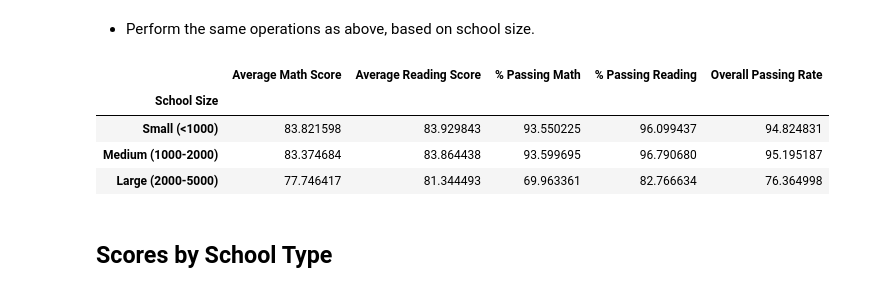
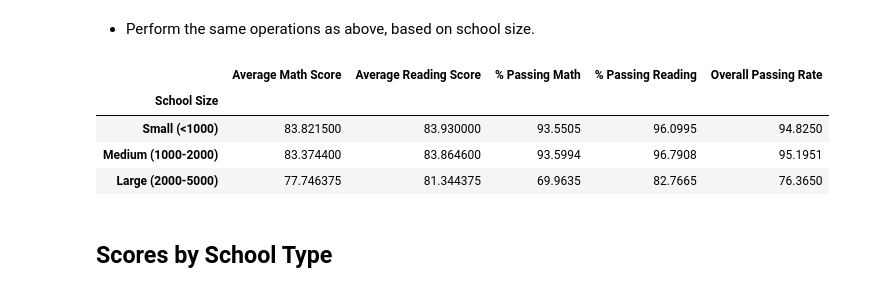
Before and after one commit to FeliciaHatchett/pandas_challenge, a Jupyter notebook: PyCitySchools/PyCitySchools_Final.ipynb, the cells around one changed output. Cells and saved outputs as stored; diff of their text form; code cells hidden in the pictures.

```diff
--- a/PyCitySchools/PyCitySchools_starter.ipynb
+++ b/PyCitySchools/PyCitySchools_Final.ipynb
@@ -85,23 +88,31 @@ district_summary
 # %% [markdown]
 ## School Summary
 # %%
-grouped_school_data=school_data_complete.groupby(["School ID"])
+#Calculate variables for District Summary (School names/types, school budget, mean math and reading per school, percentage of passing for math and reading per school, and overall average per school)
+#Get names, type, students, and budget from complete data (Could use school_data csv, but since it was aligned left, it was safer to use complete data set)
 names=(school_data_complete["school_name"].unique())
-school_type=(school_data["type"])
+school_type=school_data_complete.groupby("School ID")["type"].unique()
 school_students=(school_data_complete["size"].unique())
 school_budget=(school_data_complete["budget"].unique())
-per_student_budget=((school_data["budget"])/school_data["size"])
+school_type1=school_data["type"]
+#Use variabbles above to calculate avg per student spending
+per_student_budget=(school_budget/school_students)
 
-avg_math=round((school_data_complete.groupby("School ID")["math_score"].mean()),2)
-avg_reading=round((school_data_complete.groupby("School ID")["reading_score"].mean()),2)
+#Get math and reading averages by grouping
+avg_math=round((school_data_complete.groupby("School ID")["math_score"].mean()),3)
+avg_reading=round((school_data_complete.groupby("School ID")["reading_score"].mean()),3)
 
+#Count math and reading scores that meet passing criteria grouped by school
 math_pass= school_data_complete[school_data_complete["math_score"] >= 70].groupby("School ID")["math_score"].count()
 reading_pass= school_data_complete[school_data_complete["reading_score"] >= 70].groupby("School ID")["reading_score"].count()
 
-math_percentage=((math_pass/school_students) * 100)
-reading_percentage=((reading_pass/school_students) * 100)
+#Use variables above to calculate math and reading percentage (Round)
+math_percentage=round(((math_pass/school_students) * 100),3)
+reading_percentage=round(((reading_pass/school_students) * 100),3)
 
 overall_pass=((math_percentage + reading_percentage)/2)
 
+#Create data frame for school summary to be formatted, as well as separate copy to use later
+summary=pd.DataFrame({"School Names": names, "School Type": school_type, "Total Students": school_students, "Total Budget": school_budget, "Budget Per Student": per_student_budget, "Average Math Score": avg_math, "Average Reading Score": avg_reading, "% Passing Math": math_percentage, "% Passing Reading": reading_percentage, "Overall Passing Rate": overall_pass})
 school_summary=pd.DataFrame({"School Names": names, "School Type": school_type, "Total Students": school_students, "Total Budget": school_budget, "Budget Per Student": per_student_budget, "Average Math Score": avg_math, "Average Reading Score": avg_reading, "% Passing Math": math_percentage, "% Passing Reading": reading_percentage, "Overall Passing Rate": overall_pass})
 # %%
@@ -274,19 +296,22 @@ spending_summary
 size_bins = [0, 1000, 2000, 5000]
 group_names1 = ["Small (<1000)", "Medium (1000-2000)", "Large (2000-5000)"]
 # %%
-sizes=pd.DataFrame(school_summary)
-spending["School Size"]=pd.cut(sizes["Total Students"], bins=size_bins,labels=group_names1)
+#Repeat process to bin
+sizes=pd.DataFrame(summary)
+sizes["School Size"]=pd.cut(sizes["Total Students"], bins=size_bins,labels=group_names1)
 
 grouped_sizes=sizes.groupby("School Size")
 sizes_summary=pd.DataFrame(grouped_sizes.mean())
+
+#Use alternate method to keep only necessary columns
 sizes_summary=sizes_summary.drop(["Total Students", "Total Budget", "Budget Per Student"], axis=1)
 sizes_summary
 # %% [output]
 |  | Average Math Score | Average Reading Score | % Passing Math | % Passing Reading | Overall Passing Rate |
 | School Size |  |  |  |  |  |
-| Small (<1000) | 83.821598 | 83.929843 | 93.550225 | 96.099437 | 94.824831 |
-| Medium (1000-2000) | 83.374684 | 83.864438 | 93.599695 | 96.790680 | 95.195187 |
-| Large (2000-5000) | 77.746417 | 81.344493 | 69.963361 | 82.766634 | 76.364998 |
+| Small (<1000) | 83.821500 | 83.930000 | 93.5505 | 96.0995 | 94.8250 |
+| Medium (1000-2000) | 83.374400 | 83.864600 | 93.5994 | 96.7908 | 95.1951 |
+| Large (2000-5000) | 77.746375 | 81.344375 | 69.9635 | 82.7665 | 76.3650 |
 # %% [markdown]
 ## Scores by School Type
 # %% [markdown]
```
Also changed, not shown: parts of 24 cells of this notebook, 1 other file.
